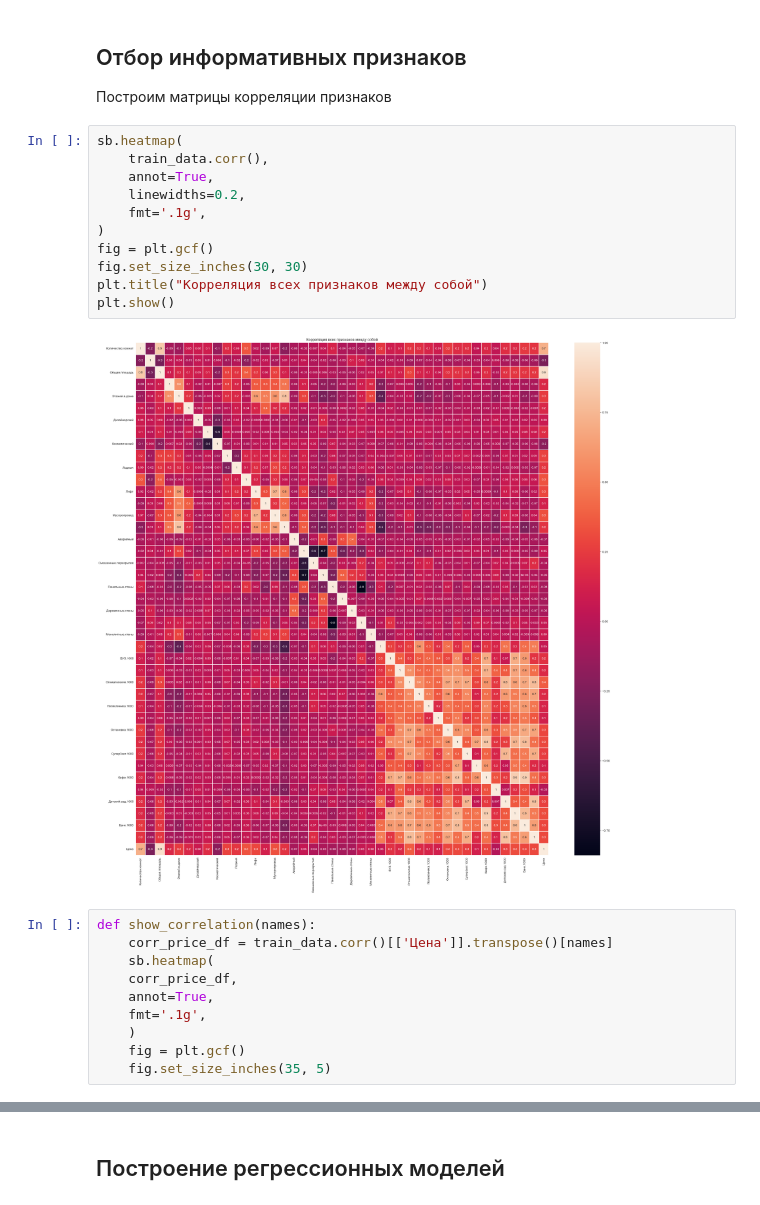
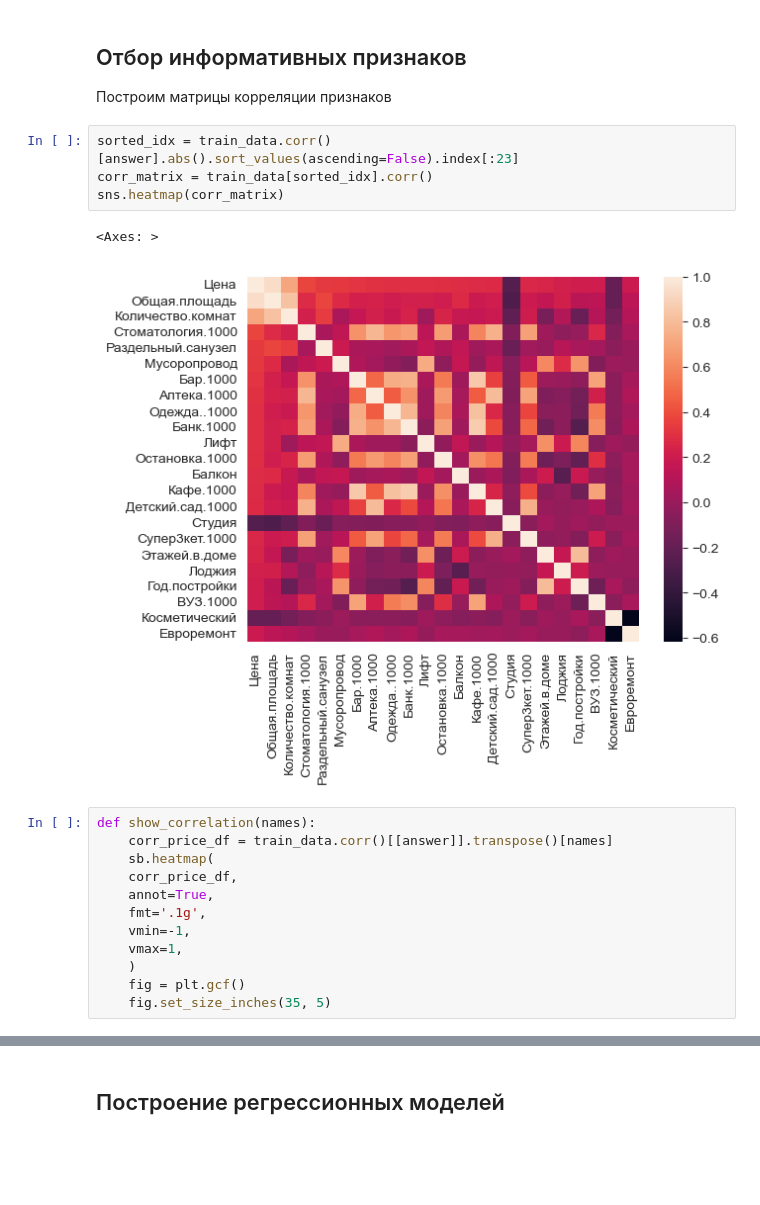
Before and after one commit to fongradnastya/data_analysis3, a Jupyter notebook: notebooks/work3.ipynb, the cells around one changed output, grey strips where cells are left out. Saved outputs shown, nothing was run; the diff lists cells and outputs as text; blank space fills up the shorter version.

```diff
--- a/notebooks/work3.ipynb
+++ b/notebooks/work3.ipynb
@@ -106,26 +106,22 @@ train_data.describe()
 # %% [markdown]
 ## Отбор информативных признаков
 Построим матрицы корреляции признаков
-# %%
-sb.heatmap(
-    train_data.corr(),
-    annot=True,
-    linewidths=0.2,
-    fmt='.1g',
-)
-fig = plt.gcf()
-fig.set_size_inches(30, 30)
-plt.title("Корреляция всех признаков между собой")
-plt.show()
-# %% [output]
-[figure, removed]
+# %%
+sorted_idx = train_data.corr()[answer].abs().sort_values(ascending=False).index[:23]
+corr_matrix = train_data[sorted_idx].corr()
+sns.heatmap(corr_matrix)
+# %% [output]
+<Axes: >
+[figure, added]
 # %%
 def show_correlation(names):
-    corr_price_df = train_data.corr()[['Цена']].transpose()[names]
+    corr_price_df = train_data.corr()[[answer]].transpose()[names]
     sb.heatmap(
     corr_price_df,
     annot=True,
     fmt='.1g',
+    vmin=-1,
+    vmax=1,
     )
     fig = plt.gcf()
     fig.set_size_inches(35, 5)
```
Also changed, not shown: parts of 23 cells of this notebook.
